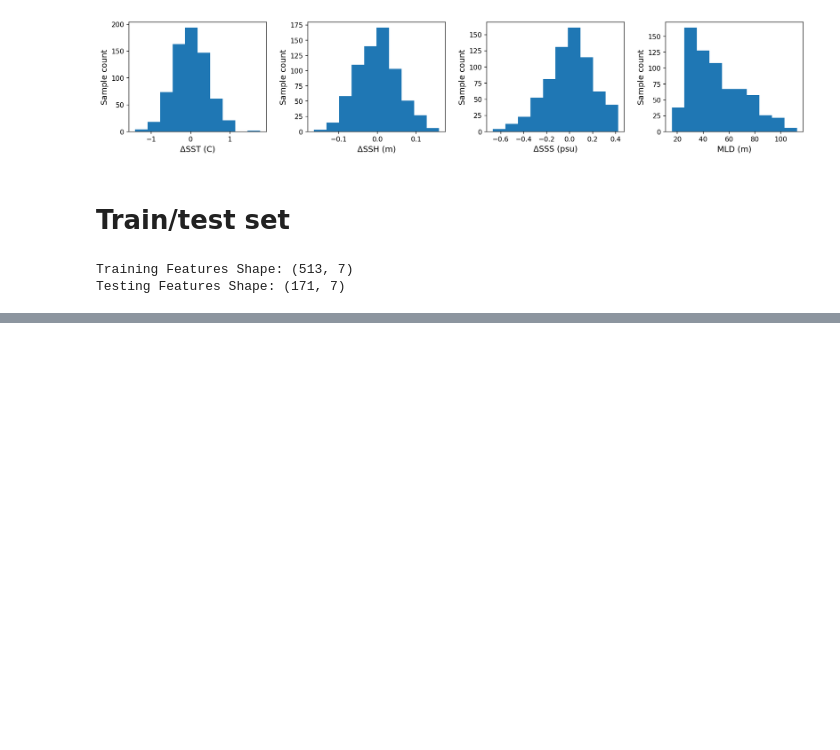
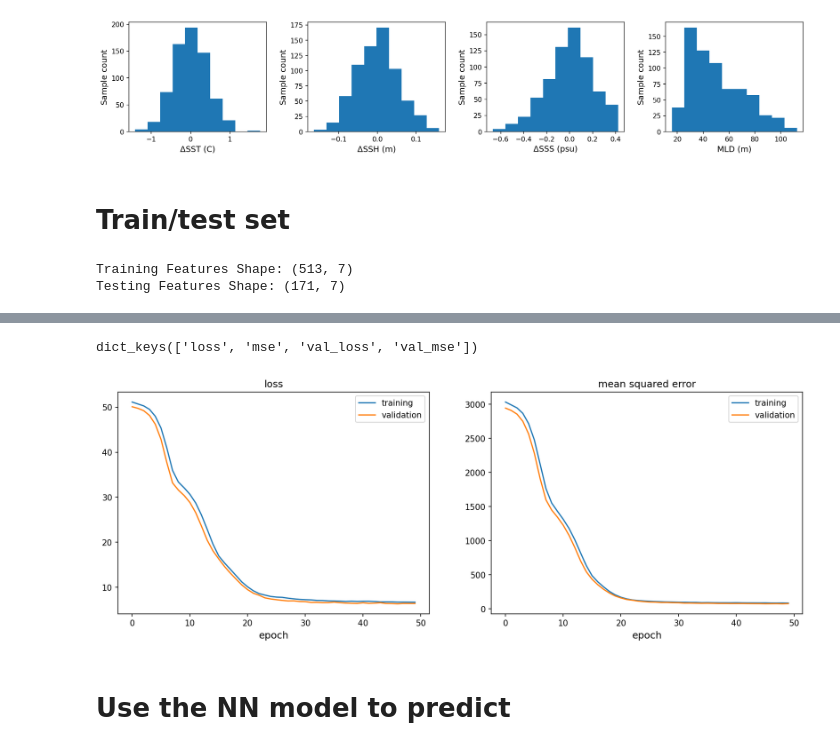
Before and after one commit to Yiyu-Zheng/MLinATS-HW, a Jupyter notebook: HW2/HW2-ANN.ipynb, the cells around one changed output, grey strips where cells are left out. Drawn from its saved outputs; the diff is of its cells as text; code cells hidden in the pictures; blank space fills up the shorter version.

```diff
--- a/HW2/HW2-ANN.ipynb
+++ b/HW2/HW2-ANN.ipynb
@@ -156,8 +160,15 @@ Testing Features Shape: (171, 7)
 standardize_input = lambda dat, x, s: (dat - x) / s
 
 # Calculate mean and standard deviation of the training data
-trainmean = X_train.mean(axis=0)
-trainstd = X_train.std(axis=0)
+trainmean = X_train[:,1:].mean(axis=0)
+trainstd = X_train[:,1:].std(axis=0)
 
-Xtrain = standardize_input(X_train, trainmean, trainstd)
-Xtest = standardize_input(X_test, trainmean, trainstd)
+# create new arrays for standardized data (coz monthofyear cannot be standardized, nor can it be removed from training/testing set)
+Xtrain = np.empty(np.shape(X_train))
+Xtest = np.empty(np.shape(X_test))
+
+Xtrain[:,0] = X_train[:,0]
+Xtest[:,0] = X_test[:,0]
+
+Xtrain[:,1:] = standardize_input(X_train[:,1:], trainmean, trainstd)
+Xtest[:,1:] = standardize_input(X_test[:,1:], trainmean, trainstd)
@@ -163,0 +177,5 @@ Xtest = standardize_input(X_test, trainmean, trainstd)
+# %%
+# define parameters
+n_units = 3 # number of units in each layer
+bsize = 30 # Train on batches of 30 samples (chunk size)
+n_epochs = 50 # Epochs: run through all training data that many times. Order gets shuffled.
@@ -163,0 +204,5 @@ Xtest = standardize_input(X_test, trainmean, trainstd)
+# %%
+# train the model
+history = model.fit(Xtrain[:,1:], y_train, epochs=n_epochs, batch_size=bsize, validation_split=0.2, shuffle=True)
+
+print(model.summary())
@@ -163,0 +227,25 @@ Xtest = standardize_input(X_test, trainmean, trainstd)
+# %%
+# plot the loss during training
+print(history.history.keys())
+
+plt.figure(figsize=(15,5))
+plt.subplot(1,2,1)
+plt.plot(history.history['loss'],label = 'training')
+plt.plot(history.history['val_loss'], label = 'validation')
+plt.title('loss')
+plt.xlabel('epoch')
+plt.legend()
+
+plt.subplot(1,2,2)
+plt.plot(history.history['mse'],label = 'training')
+plt.plot(history.history['val_mse'], label = 'validation')
+plt.title('mean squared error')
+plt.xlabel('epoch')
+plt.legend()
+
+plt.show()
+# %% [output]
+dict_keys(['loss', 'mse', 'val_loss', 'val_mse'])
+[figure, added]
+# %% [markdown]
+# Use the NN model to predict
```
Also changed, not shown: parts of 6 cells of this notebook.
